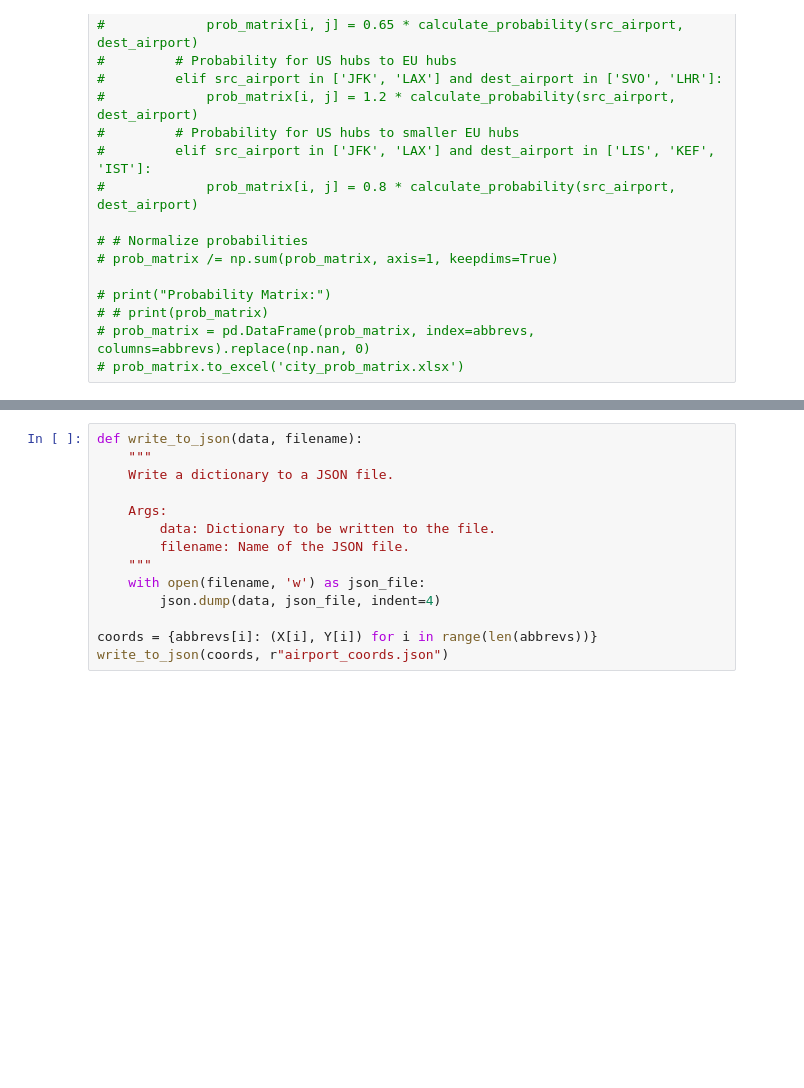
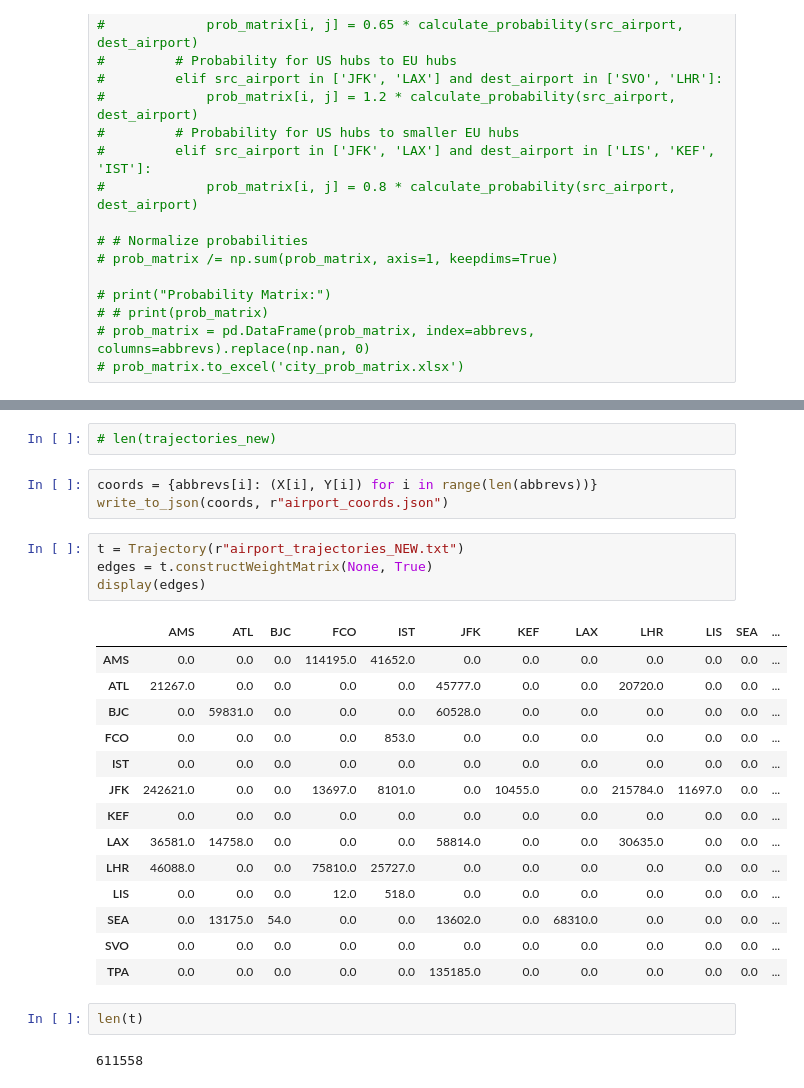
Before and after one commit to nickvandaelen/Flow-Maps, a Jupyter notebook: data_creation.ipynb, the cells around one changed output, grey strips where cells are left out. Saved outputs shown, nothing was run; the diff lists cells and outputs as text; blank space fills up the shorter version.

```diff
--- a/data_creation.ipynb
+++ b/data_creation.ipynb
@@ -348,14 +510,28 @@ Name: LAX, dtype: float64
+# %%
+# len(trajectories_new)
 # %%
-def write_to_json(data, filename):
-    """
-    Write a dictionary to a JSON file.
-
-    Args:
-        data: Dictionary to be written to the file.
-        filename: Name of the JSON file.
-    """
-    with open(filename, 'w') as json_file:
-        json.dump(data, json_file, indent=4)
-
 coords = {abbrevs[i]: (X[i], Y[i]) for i in range(len(abbrevs))}
 write_to_json(coords, r"airport_coords.json")
+# %%
+t = Trajectory(r"airport_trajectories_NEW.txt")
+edges = t.constructWeightMatrix(None, True)
+display(edges)
+# %% [output]
+|  | AMS | ATL | BJC | FCO | IST | JFK | KEF | LAX | LHR | LIS | SEA | ... |
+| AMS | 0.0 | 0.0 | 0.0 | 114195.0 | 41652.0 | 0.0 | 0.0 | 0.0 | 0.0 | 0.0 | 0.0 | ... |
+| ATL | 21267.0 | 0.0 | 0.0 | 0.0 | 0.0 | 45777.0 | 0.0 | 0.0 | 20720.0 | 0.0 | 0.0 | ... |
+| BJC | 0.0 | 59831.0 | 0.0 | 0.0 | 0.0 | 60528.0 | 0.0 | 0.0 | 0.0 | 0.0 | 0.0 | ... |
+| FCO | 0.0 | 0.0 | 0.0 | 0.0 | 853.0 | 0.0 | 0.0 | 0.0 | 0.0 | 0.0 | 0.0 | ... |
+| IST | 0.0 | 0.0 | 0.0 | 0.0 | 0.0 | 0.0 | 0.0 | 0.0 | 0.0 | 0.0 | 0.0 | ... |
+| JFK | 242621.0 | 0.0 | 0.0 | 13697.0 | 8101.0 | 0.0 | 10455.0 | 0.0 | 215784.0 | 11697.0 | 0.0 | ... |
+| KEF | 0.0 | 0.0 | 0.0 | 0.0 | 0.0 | 0.0 | 0.0 | 0.0 | 0.0 | 0.0 | 0.0 | ... |
+| LAX | 36581.0 | 14758.0 | 0.0 | 0.0 | 0.0 | 58814.0 | 0.0 | 0.0 | 30635.0 | 0.0 | 0.0 | ... |
+| LHR | 46088.0 | 0.0 | 0.0 | 75810.0 | 25727.0 | 0.0 | 0.0 | 0.0 | 0.0 | 0.0 | 0.0 | ... |
+| LIS | 0.0 | 0.0 | 0.0 | 12.0 | 518.0 | 0.0 | 0.0 | 0.0 | 0.0 | 0.0 | 0.0 | ... |
+| SEA | 0.0 | 13175.0 | 54.0 | 0.0 | 0.0 | 13602.0 | 0.0 | 68310.0 | 0.0 | 0.0 | 0.0 | ... |
+| SVO | 0.0 | 0.0 | 0.0 | 0.0 | 0.0 | 0.0 | 0.0 | 0.0 | 0.0 | 0.0 | 0.0 | ... |
+| TPA | 0.0 | 0.0 | 0.0 | 0.0 | 0.0 | 135185.0 | 0.0 | 0.0 | 0.0 | 0.0 | 0.0 | ... |
+# %%
+len(t)
+# %% [output]
+611558
```
Also changed, not shown: parts of 11 cells of this notebook, 11 other files.
